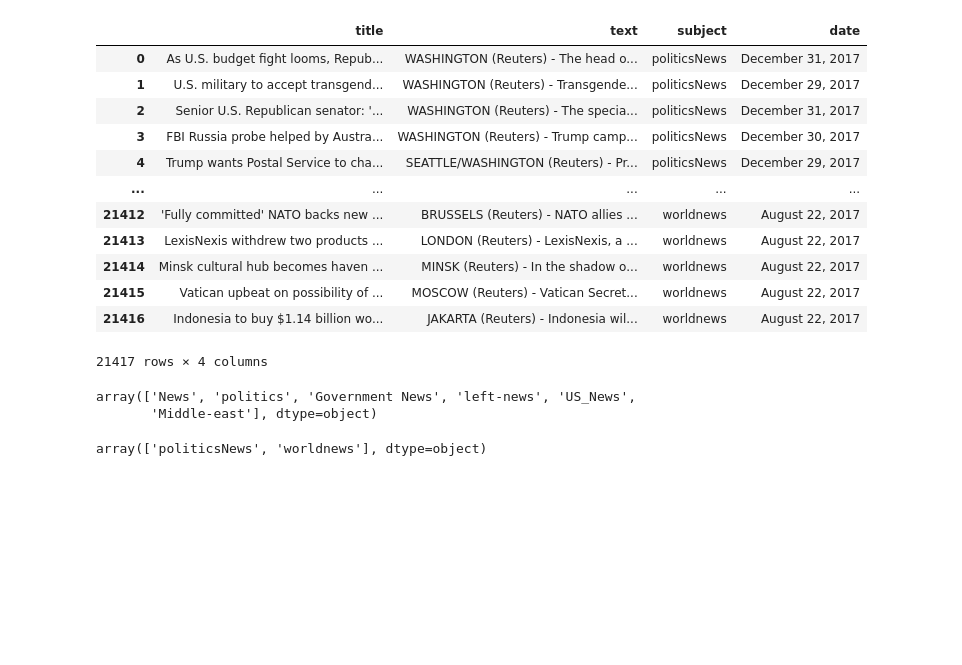
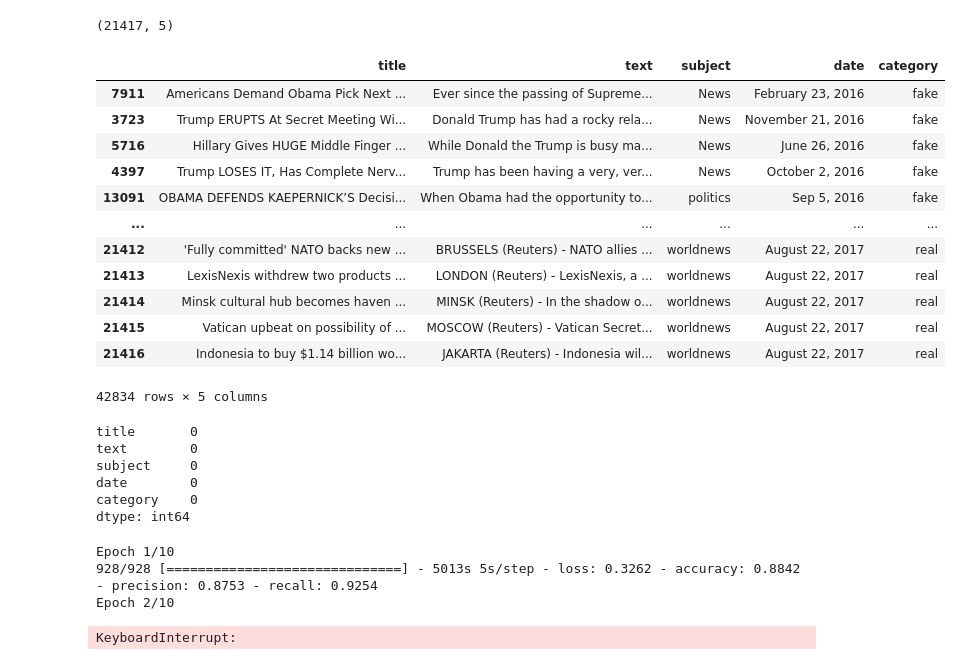
Before and after one commit to SAAD3XK/Hackathon, a Jupyter notebook: testing.ipynb, the cells around one changed output. Cells and saved outputs as stored; diff of their text form; code cells hidden in the pictures; blank space fills up the shorter version.

Commit message:
add bert_model testing notebook with working model

```diff
--- a/testing.ipynb
+++ b/testing.ipynb
@@ -22,25 +16,35 @@ fake_df
-# %%
-true_df
-# %% [output]
-|  | title | text | subject | date |
-| 0 | As U.S. budget fight looms, Repub... | WASHINGTON (Reuters) - The head o... | politicsNews | December 31, 2017 |
-| 1 | U.S. military to accept transgend... | WASHINGTON (Reuters) - Transgende... | politicsNews | December 29, 2017 |
-| 2 | Senior U.S. Republican senator: '... | WASHINGTON (Reuters) - The specia... | politicsNews | December 31, 2017 |
-| 3 | FBI Russia probe helped by Austra... | WASHINGTON (Reuters) - Trump camp... | politicsNews | December 30, 2017 |
-| 4 | Trump wants Postal Service to cha... | SEATTLE/WASHINGTON (Reuters) - Pr... | politicsNews | December 29, 2017 |
-| ... | ... | ... | ... | ... |
-| 21412 | 'Fully committed' NATO backs new ... | BRUSSELS (Reuters) - NATO allies ... | worldnews | August 22, 2017 |
-| 21413 | LexisNexis withdrew two products ... | LONDON (Reuters) - LexisNexis, a ... | worldnews | August 22, 2017 |
-| 21414 | Minsk cultural hub becomes haven ... | MINSK (Reuters) - In the shadow o... | worldnews | August 22, 2017 |
-| 21415 | Vatican upbeat on possibility of ... | MOSCOW (Reuters) - Vatican Secret... | worldnews | August 22, 2017 |
-| 21416 | Indonesia to buy $1.14 billion wo... | JAKARTA (Reuters) - Indonesia wil... | worldnews | August 22, 2017 |
-21417 rows × 4 columns
-# %%
-fake_df['subject'].unique()
-# %% [output]
-array(['News', 'politics', 'Government News', 'left-news', 'US_News',
-       'Middle-east'], dtype=object)
-# %%
-true_df['subject'].unique()
-# %% [output]
-array(['politicsNews', 'worldnews'], dtype=object)
+# %%
+fake_df["category"] = 'fake'
+true_df["category"] = 'real'
+# %%
+fake_df_downsampled = fake_df.sample(true_df.shape[0])
+fake_df_downsampled.shape
+# %% [output]
+(21417, 5)
+# %%
+combined_df = pd.concat([fake_df_downsampled, true_df])
+combined_df
+# %% [output]
+|  | title | text | subject | date | category |
+| 7911 | Americans Demand Obama Pick Next ... | Ever since the passing of Supreme... | News | February 23, 2016 | fake |
+| 3723 | Trump ERUPTS At Secret Meeting Wi... | Donald Trump has had a rocky rela... | News | November 21, 2016 | fake |
+| 5716 | Hillary Gives HUGE Middle Finger ... | While Donald the Trump is busy ma... | News | June 26, 2016 | fake |
+| 4397 | Trump LOSES IT, Has Complete Nerv... | Trump has been having a very, ver... | News | October 2, 2016 | fake |
+| 13091 | OBAMA DEFENDS KAEPERNICK’S Decisi... | When Obama had the opportunity to... | politics | Sep 5, 2016 | fake |
+| ... | ... | ... | ... | ... | ... |
+| 21412 | 'Fully committed' NATO backs new ... | BRUSSELS (Reuters) - NATO allies ... | worldnews | August 22, 2017 | real |
+| 21413 | LexisNexis withdrew two products ... | LONDON (Reuters) - LexisNexis, a ... | worldnews | August 22, 2017 | real |
+| 21414 | Minsk cultural hub becomes haven ... | MINSK (Reuters) - In the shadow o... | worldnews | August 22, 2017 | real |
+| 21415 | Vatican upbeat on possibility of ... | MOSCOW (Reuters) - Vatican Secret... | worldnews | August 22, 2017 | real |
+| 21416 | Indonesia to buy $1.14 billion wo... | JAKARTA (Reuters) - Indonesia wil... | worldnews | August 22, 2017 | real |
+42834 rows × 5 columns
+# %%
+combined_df.dropna(subset=['title', 'text'], inplace=True)
+combined_df.isna().sum()
+# %% [output]
+title       0
+text        0
+subject     0
+date        0
+category    0
+dtype: int64
@@ -46,0 +92,7 @@ array(['politicsNews', 'worldnews'], dtype=object)
+# %%
+model.fit(X_train, y_train, epochs=1)
+# %% [output]
+Epoch 1/10
+928/928 [==============================] - 5013s 5s/step - loss: 0.3262 - accuracy: 0.8842 - precision: 0.8753 - recall: 0.9254
+Epoch 2/10
+KeyboardInterrupt:
```
Also changed, not shown: parts of 31 cells of this notebook.
